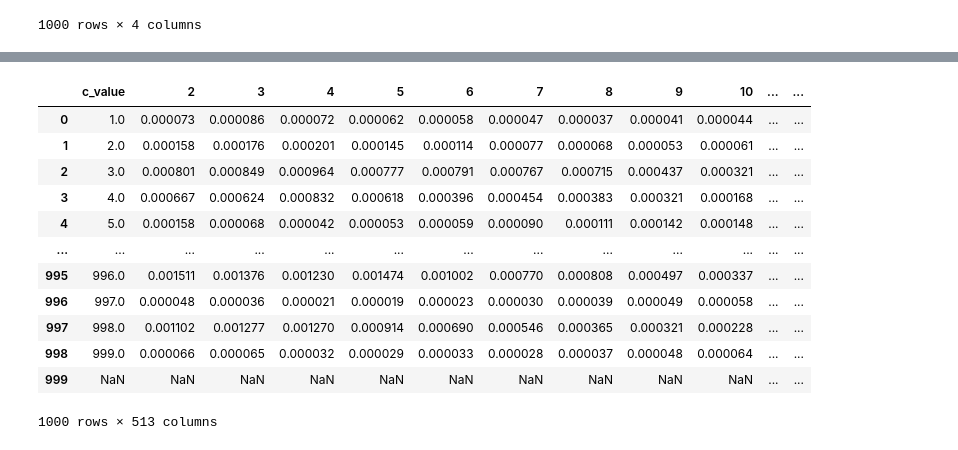
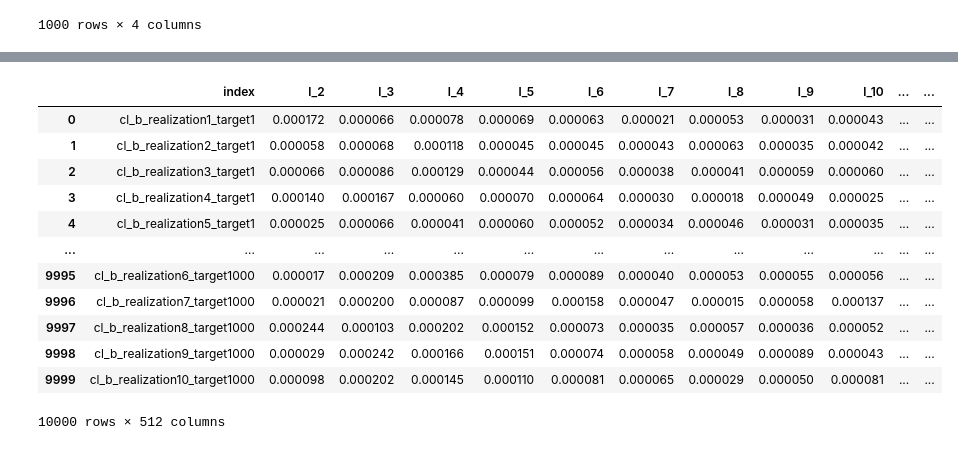
Before and after one commit to RenatodaCostaSantos/capacitacao, a Jupyter notebook: aeroespacial/notebooks/0_agrega_dados.ipynb, the cells around one changed output, grey strips where cells are left out. Drawn from its saved outputs; the diff is of its cells as text; code cells hidden in the pictures.

```diff
--- a/aeroespacial/notebooks/basic_processing.ipynb
+++ b/aeroespacial/notebooks/0_agrega_dados.ipynb
@@ -311,7 +451,32 @@ final_b_avg_df
 # %%
 # Before concatenation, reset the index of each DataFrame
-final_b_avg_df_reset = final_b_avg_df.reset_index(drop=True)
-df_reset = df.reset_index(drop=True)
+final_e_reset = df_e.reset_index(drop=True)
+final_b_reset = df_b.reset_index(drop=True)
+
+df_reset = df_extended.reset_index(drop=True)
 
 # Now concatenate the DataFrames with the new, unique index
-final_b = pd.concat([final_b_avg_df_reset, df_reset], axis=1)
+final_b = pd.concat([final_b_reset, df_reset], axis=1)
+final_b.drop(columns=['tau','As'], inplace=True)
+
+
+# Now concatenate the DataFrames with the new, unique index
+final_e = pd.concat([final_e_reset, df_reset], axis=1)
+final_e.drop(columns=['r','As'], inplace=True)
+
+
+final_b
+# %% [output]
+|  | index | l_2 | l_3 | l_4 | l_5 | l_6 | l_7 | l_8 | l_9 | l_10 | ... | ... |
+| 0 | cl_b_realization1_target1 | 0.000172 | 0.000066 | 0.000078 | 0.000069 | 0.000063 | 0.000021 | 0.000053 | 0.000031 | 0.000043 | ... | ... |
+| 1 | cl_b_realization2_target1 | 0.000058 | 0.000068 | 0.000118 | 0.000045 | 0.000045 | 0.000043 | 0.000063 | 0.000035 | 0.000042 | ... | ... |
+| 2 | cl_b_realization3_target1 | 0.000066 | 0.000086 | 0.000129 | 0.000044 | 0.000056 | 0.000038 | 0.000041 | 0.000059 | 0.000060 | ... | ... |
+| 3 | cl_b_realization4_target1 | 0.000140 | 0.000167 | 0.000060 | 0.000070 | 0.000064 | 0.000030 | 0.000018 | 0.000049 | 0.000025 | ... | ... |
+| 4 | cl_b_realization5_target1 | 0.000025 | 0.000066 | 0.000041 | 0.000060 | 0.000052 | 0.000034 | 0.000046 | 0.000031 | 0.000035 | ... | ... |
+| ... | ... | ... | ... | ... | ... | ... | ... | ... | ... | ... | ... | ... |
+| 9995 | cl_b_realization6_target1000 | 0.000017 | 0.000209 | 0.000385 | 0.000079 | 0.000089 | 0.000040 | 0.000053 | 0.000055 | 0.000056 | ... | ... |
+| 9996 | cl_b_realization7_target1000 | 0.000021 | 0.000200 | 0.000087 | 0.000099 | 0.000158 | 0.000047 | 0.000015 | 0.000058 | 0.000137 | ... | ... |
+| 9997 | cl_b_realization8_target1000 | 0.000244 | 0.000103 | 0.000202 | 0.000152 | 0.000073 | 0.000035 | 0.000057 | 0.000036 | 0.000052 | ... | ... |
+| 9998 | cl_b_realization9_target1000 | 0.000029 | 0.000242 | 0.000166 | 0.000151 | 0.000074 | 0.000058 | 0.000049 | 0.000089 | 0.000043 | ... | ... |
+| 9999 | cl_b_realization10_target1000 | 0.000098 | 0.000202 | 0.000145 | 0.000110 | 0.000081 | 0.000065 | 0.000029 | 0.000050 | 0.000081 | ... | ... |
+10000 rows × 512 columns
@@ -320,16 +482,0 @@ final_b.drop(columns=['tau','incognito'], inplace=True)
-# %%
-final_b
-# %% [output]
-|  | c_value | 2 | 3 | 4 | 5 | 6 | 7 | 8 | 9 | 10 | ... | ... |
-| 0 | 1.0 | 0.000073 | 0.000086 | 0.000072 | 0.000062 | 0.000058 | 0.000047 | 0.000037 | 0.000041 | 0.000044 | ... | ... |
-| 1 | 2.0 | 0.000158 | 0.000176 | 0.000201 | 0.000145 | 0.000114 | 0.000077 | 0.000068 | 0.000053 | 0.000061 | ... | ... |
-| 2 | 3.0 | 0.000801 | 0.000849 | 0.000964 | 0.000777 | 0.000791 | 0.000767 | 0.000715 | 0.000437 | 0.000321 | ... | ... |
-| 3 | 4.0 | 0.000667 | 0.000624 | 0.000832 | 0.000618 | 0.000396 | 0.000454 | 0.000383 | 0.000321 | 0.000168 | ... | ... |
-| 4 | 5.0 | 0.000158 | 0.000068 | 0.000042 | 0.000053 | 0.000059 | 0.000090 | 0.000111 | 0.000142 | 0.000148 | ... | ... |
-| ... | ... | ... | ... | ... | ... | ... | ... | ... | ... | ... | ... | ... |
-| 995 | 996.0 | 0.001511 | 0.001376 | 0.001230 | 0.001474 | 0.001002 | 0.000770 | 0.000808 | 0.000497 | 0.000337 | ... | ... |
-| 996 | 997.0 | 0.000048 | 0.000036 | 0.000021 | 0.000019 | 0.000023 | 0.000030 | 0.000039 | 0.000049 | 0.000058 | ... | ... |
-| 997 | 998.0 | 0.001102 | 0.001277 | 0.001270 | 0.000914 | 0.000690 | 0.000546 | 0.000365 | 0.000321 | 0.000228 | ... | ... |
-| 998 | 999.0 | 0.000066 | 0.000065 | 0.000032 | 0.000029 | 0.000033 | 0.000028 | 0.000037 | 0.000048 | 0.000064 | ... | ... |
-| 999 | NaN | NaN | NaN | NaN | NaN | NaN | NaN | NaN | NaN | NaN | ... | ... |
-1000 rows × 513 columns
```
Also changed, not shown: parts of 54 cells of this notebook, 4 other files.
